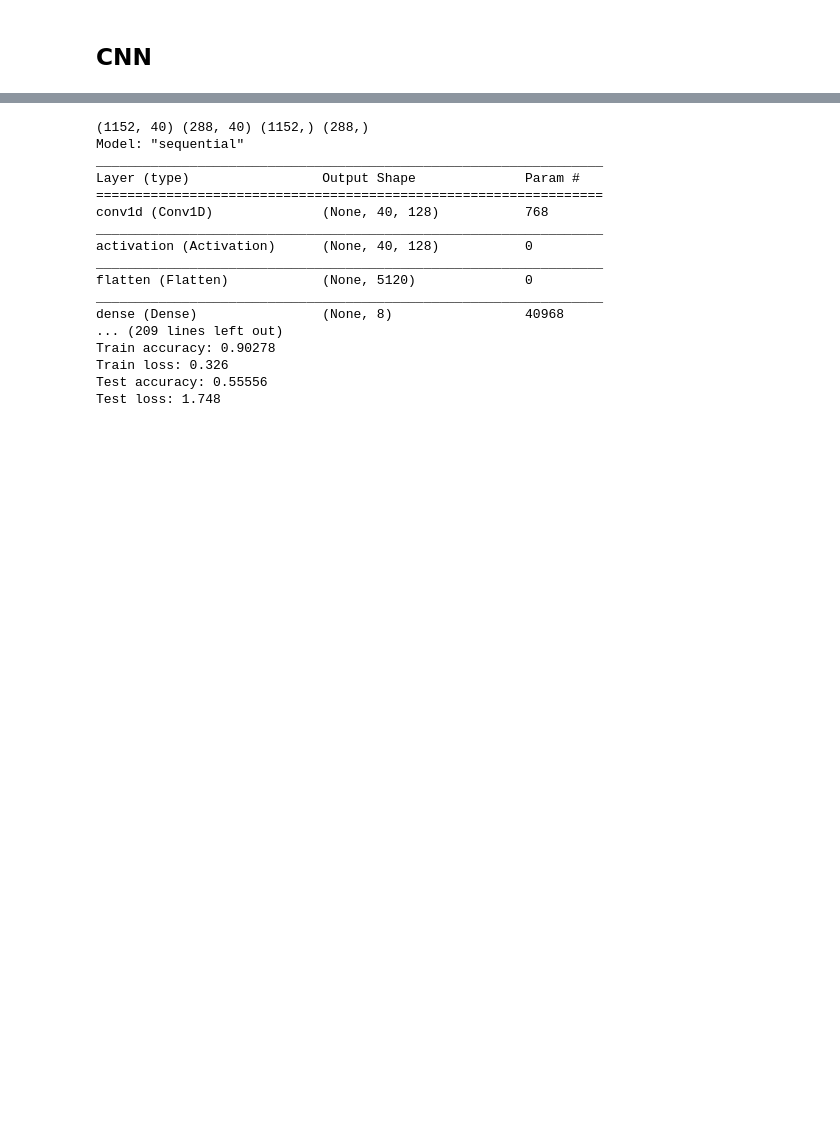
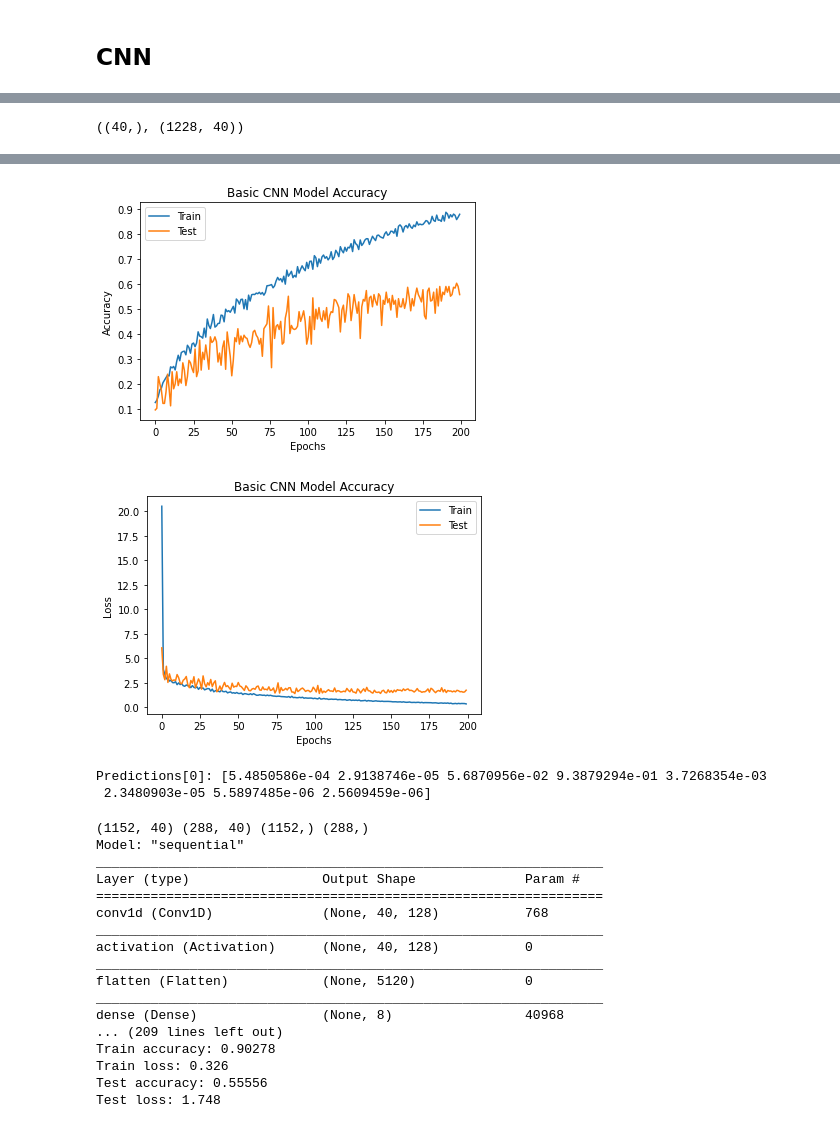
Before and after one commit to lorenanda/speech-emotion-recognition, a Jupyter notebook: notes.ipynb, the cells around one changed output, grey strips where cells are left out. Drawn from its saved outputs; the diff is of its cells as text; code cells hidden in the pictures; blank space fills up the shorter version.

Commit message:
save another cnn model

```diff
--- a/notes.ipynb
+++ b/notes.ipynb
@@ -458,8 +458,8 @@ joblib.dump(y_over, os.path.join("speech_emotion_recognition/features/", y_over_
 # MODELS
 # %%
 import joblib
-X = joblib.load('speech_emotion_recognition/features/X.joblib') #mfcc
-y = joblib.load('speech_emotion_recognition/features/y.joblib')
+X = joblib.load('speech_emotion_recognition/features/X_over.joblib') #mfcc
+y = joblib.load('speech_emotion_recognition/features/y_over.joblib')
 
 from sklearn.model_selection import train_test_split
 x_train,x_test,y_train,y_test = train_test_split(X, y, test_size=0.2, random_state=42)
@@ -558,3 +544,11 @@ print(classification_report(y_test, mlp_pred))
 weighted avg       0.48      0.43      0.42       288
 # %% [markdown]
 ## CNN
+# %%
+import joblib
+X = joblib.load('speech_emotion_recognition/features/X_over.joblib')
+y = joblib.load('speech_emotion_recognition/features/y_over.joblib')
+
+from sklearn.model_selection import train_test_split
+x_train,x_test,y_train,y_test = train_test_split(X, y, test_size=0.2, random_state=42)
+print(x_train.shape, x_test.shape, y_train.shape, y_test.shape)
@@ -560,0 +557,64 @@ weighted avg       0.48      0.43      0.42       288
+# %%
+x_train[0].shape, x_train.shape
+# %% [output]
+((40,), (1228, 40))
+# %%
+from tensorflow.keras.layers import Conv1D, Activation, Flatten, Dropout, Dense, MaxPooling1D
+from tensorflow.keras.models import Sequential
+
+model = Sequential()
+model.add(Conv1D(4, 5, padding='same', input_shape=(40, 1)))
+model.add(Activation('relu'))
+model.add(Conv1D(16, 5, padding='same'))
+model.add(Activation('relu'))
+model.add(Flatten())
+model.add(Dense(8))
+model.add(Activation('softmax'))
+
+model.summary()
+
+# tensorflow.keras.utils.plot_model(model, to_file='images/model1.png',show_shapes=True, show_layer_names=True)
+
+model.compile(loss='sparse_categorical_crossentropy',
+                optimizer='rmsprop',
+                metrics=['accuracy'])
+
+x_traincnn = np.expand_dims(x_train, axis=2)
+x_testcnn = np.expand_dims(x_test, axis=2)
+
+cnn_history = model.fit(x_traincnn, y_train,
+                        batch_size=100, epochs=200,
+                        validation_data=(x_testcnn, y_test))
+
+train_loss, train_acc = model.evaluate(x_traincnn, y_train)
+test_loss, test_acc = model.evaluate(x_testcnn, y_test)
+
+print("Train accuracy:", round(train_acc, 5)) #
+print("Train loss:", round(train_loss, 3)) #
+
+print("Test accuracy:", round(test_acc, 5)) #
+print("Test loss:", round(test_loss, 3)) #
+
+plt.plot(cnn_history.history["accuracy"])
+plt.plot(cnn_history.history["val_accuracy"])
+plt.title("Basic CNN Model Accuracy")
+plt.xlabel('Epochs')
+plt.ylabel('Accuracy')
+plt.legend(['Train', 'Test'])
+plt.show()
+
+plt.plot(cnn_history.history["loss"])
+plt.plot(cnn_history.history["val_loss"])
+plt.title("Basic CNN Model Accuracy")
+plt.xlabel('Epochs')
+plt.ylabel('Loss')
+plt.legend(['Train', 'Test'])
+plt.show()
+
+## PREDICTIONS
+from sklearn.metrics import confusion_matrix
+import seaborn as sn
+
+predictions = model.predict(x_testcnn)
+print("Predictions[0]:" ,predictions[0])
+# %% [output]
@@ -561 +638,5 @@ weighted avg       0.48      0.43      0.42       288
+[figure, added]
+[figure, added]
+Predictions[0]: [5.4850586e-04 2.9138746e-05 5.6870956e-02 9.3879294e-01 3.7268354e-03
+ 2.3480903e-05 5.5897485e-06 2.5609459e-06]
 # %%
```
Also changed, not shown: parts of 8 cells of this notebook, 2 other files.
